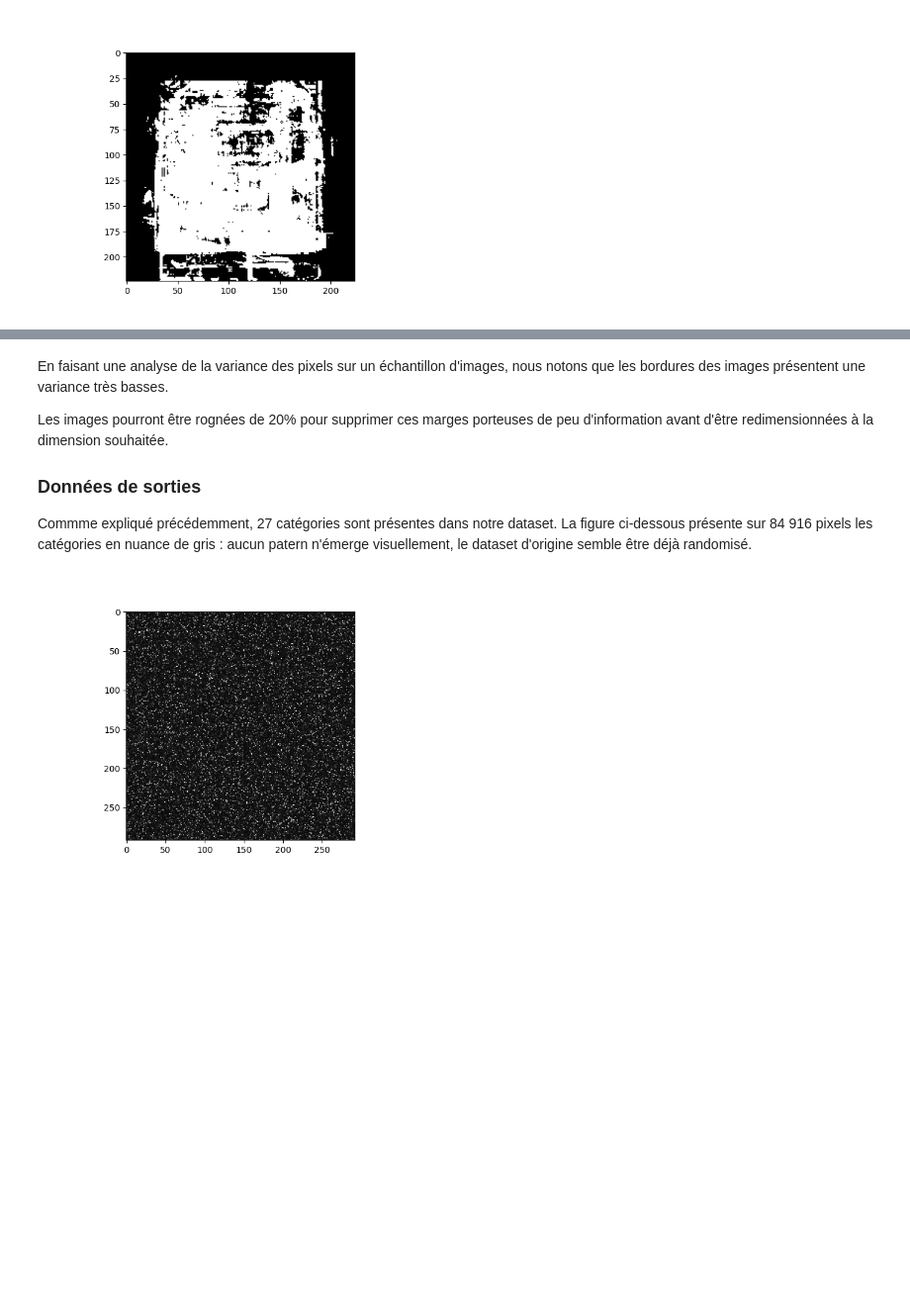
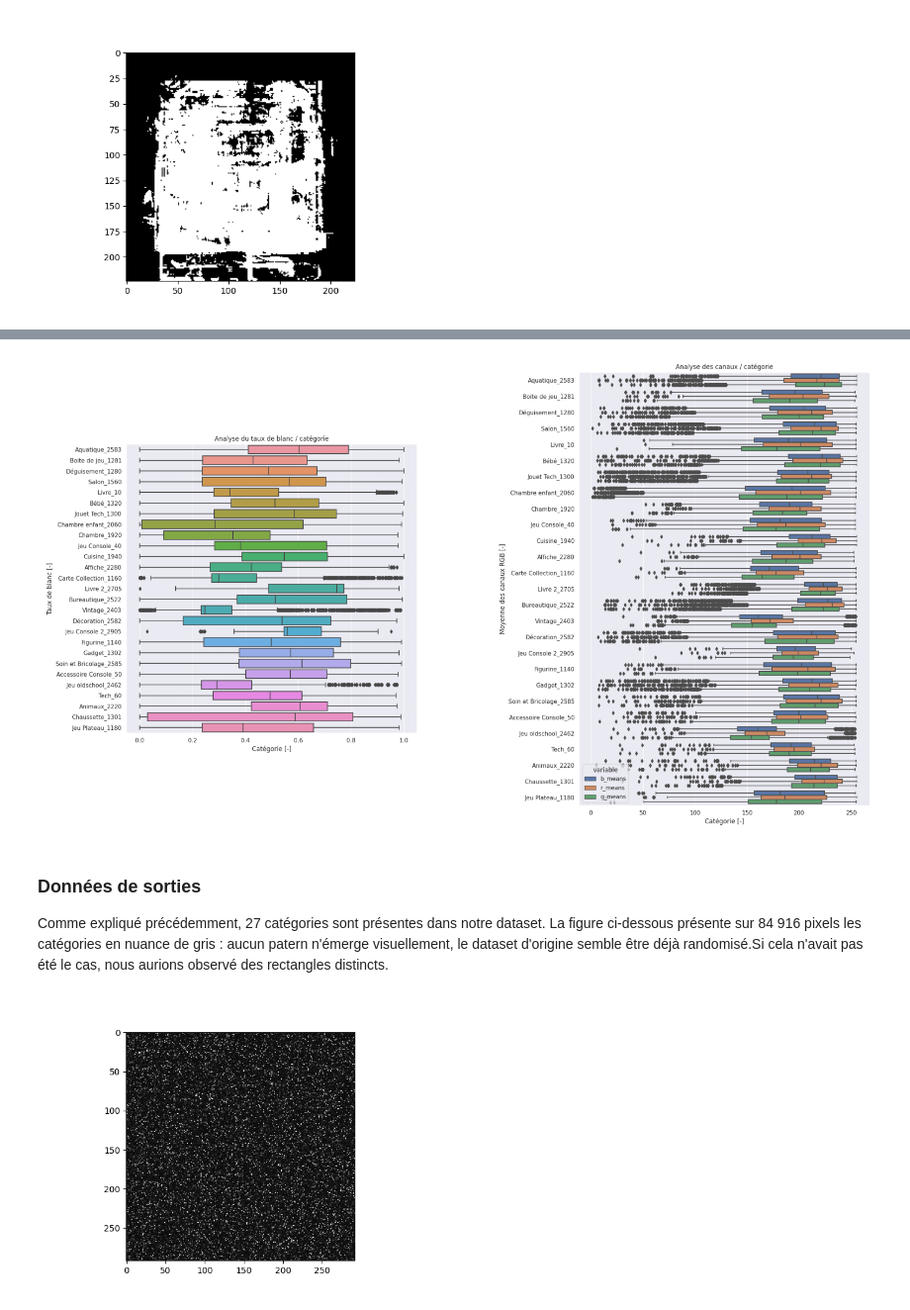
Before and after one commit to data-modelisation/rakuten, a Jupyter notebook: notebooks/final_report.ipynb, the cells around one changed output, grey strips where cells are left out. Shown at 99% size. Drawn from its saved outputs; the diff is of its cells as text; code cells hidden in the pictures; blank space fills up the shorter version.

```diff
--- a/notebooks/final_report.ipynb
+++ b/notebooks/final_report.ipynb
@@ -175,12 +193,11 @@ Image(filename="images/mask.png", width=400)
+# %%
+showImagesHorizontally(['images/white.png', 'images/channels.png'])
+# %% [output]
+[figure, added]
 # %% [markdown]
-
-En faisant une analyse de la variance des pixels sur un échantillon d'images, nous notons que les bordures des images présentent une variance très basses.
-
-Les images pourront être rognées de 20% pour supprimer ces marges porteuses de peu d'information avant d'être redimensionnées à la dimension souhaitée.
-
 ### Données de sorties
 
-Commme expliqué précédemment, 27 catégories sont présentes dans notre dataset. La figure ci-dessous présente sur 84 916 pixels les catégories en nuance de gris : aucun patern n'émerge visuellement, le dataset d'origine semble être déjà randomisé.
+Comme expliqué précédemment, 27 catégories sont présentes dans notre dataset. La figure ci-dessous présente sur 84 916 pixels les catégories en nuance de gris : aucun patern n'émerge visuellement, le dataset d'origine semble être déjà randomisé.Si cela n'avait pas été le cas, nous aurions observé des rectangles distincts.
 # %%
 Image(filename="images/random_targets.png", width=400)
 # %% [output]
```
Also changed, not shown: parts of 24 cells of this notebook.
